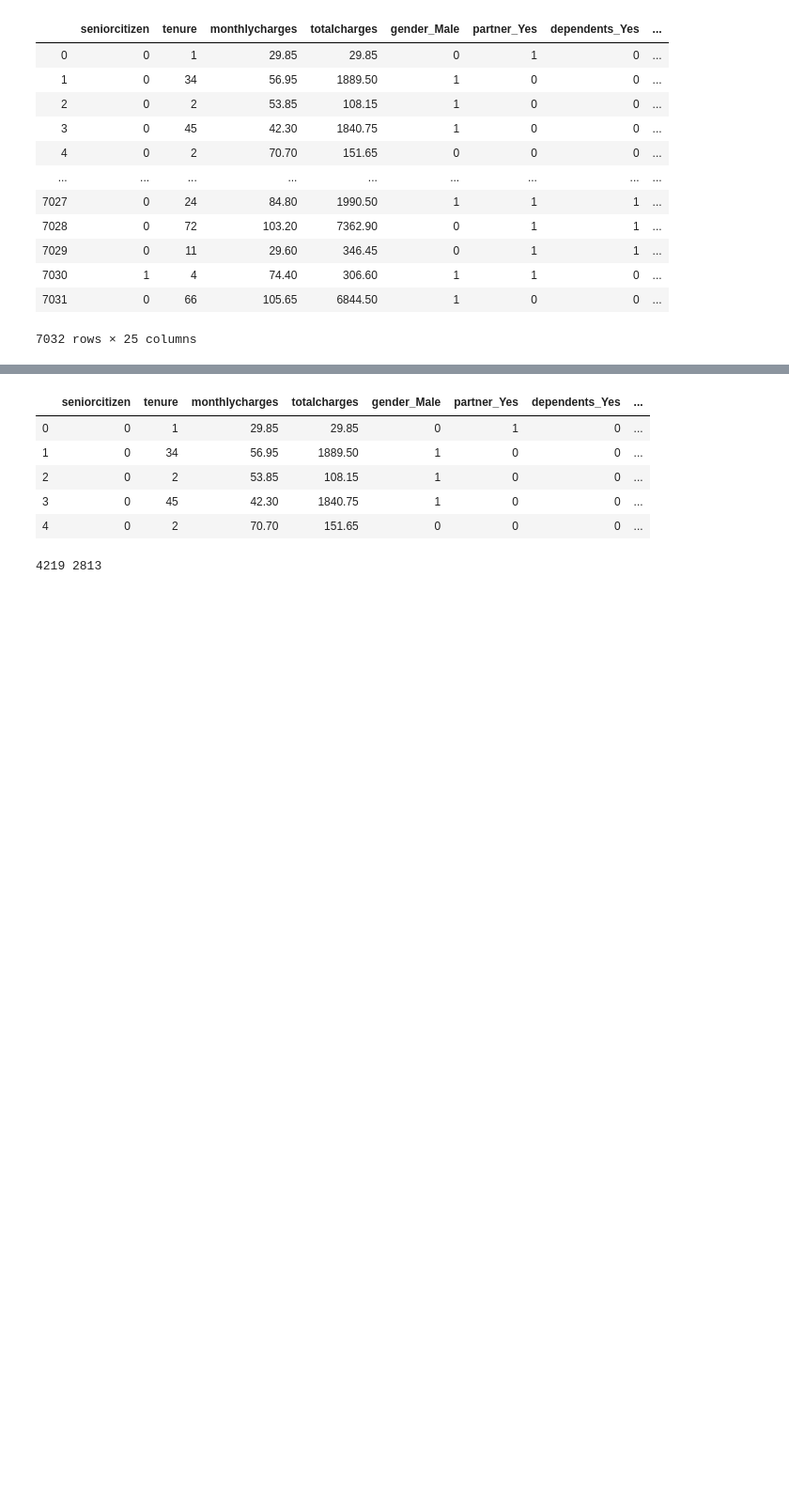
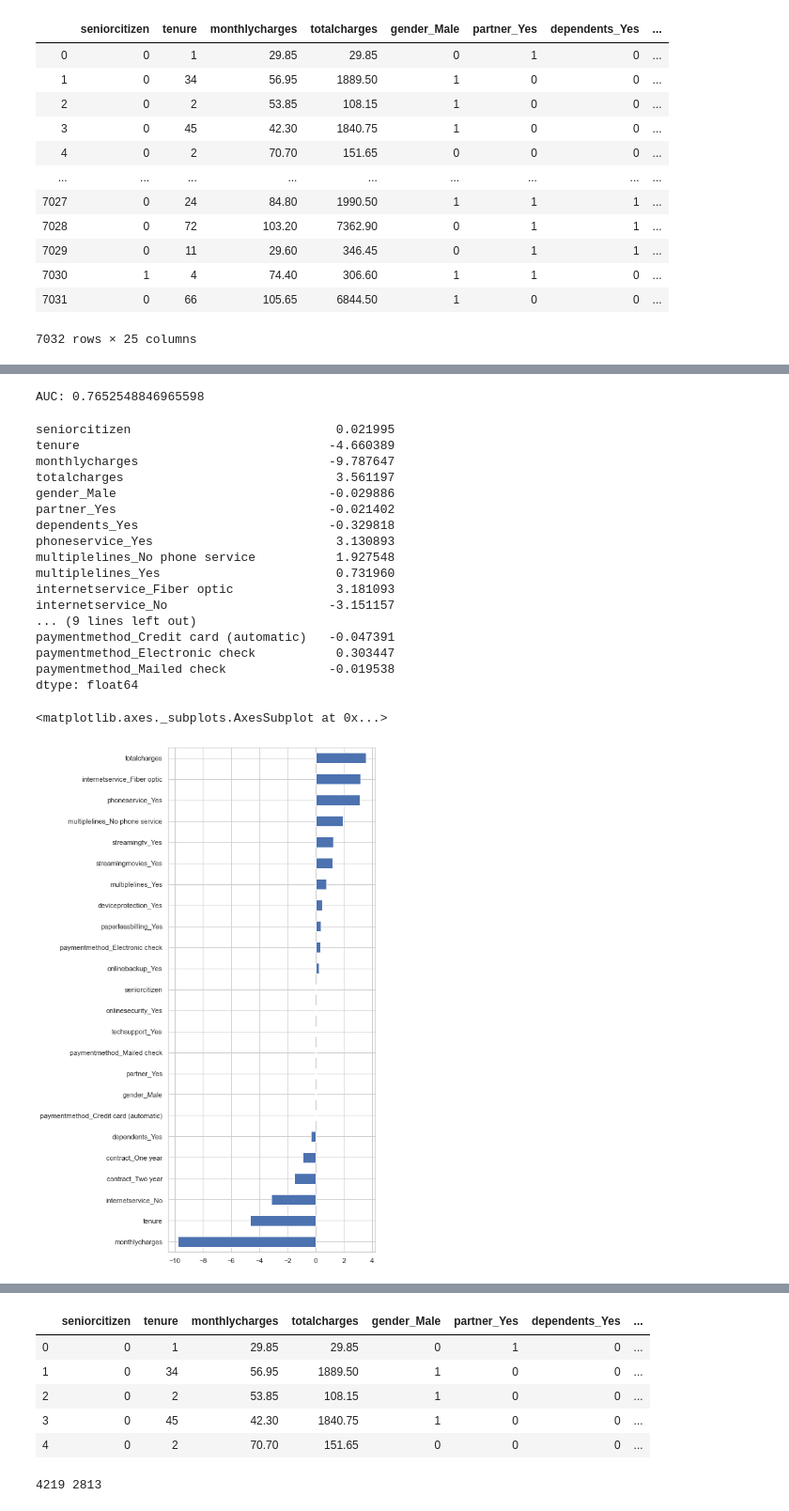
Before and after one commit to Galdina/dsc-mod-3-project-v2-1-onl01-dtsc-ft-030220, a Jupyter notebook: 4_modeling.ipynb, the cells around one changed output, grey strips where cells are left out. Shown at 94% size. Cells and saved outputs as stored; diff of their text form; code cells hidden in the pictures; blank space fills up the shorter version.

```diff
--- a/4_modeling.ipynb
+++ b/4_modeling.ipynb
@@ -58,0 +86,7 @@ df
+# %%
+# min-max scaling for normalize columns MinMaxScaler
+df_m = df.fillna(value=0)
+for col in df_m.columns:
+    df_m[col] = (df_m[col] - min(df_m[col]))/ (max(df_m[col]) - min(df_m[col]))
+
+df_m.head()
@@ -58,0 +184,9 @@ df
+# %%
+print('Original class distribution: \n')
+print(y.value_counts())
+smote = SMOTE()
+X_train_resampled, y_train_resampled = smote.fit_sample(X_train, y_train)
+# Preview synthetic sample class distribution
+print('-----------------------------------------')
+print('Synthetic sample class distribution: \n')
+print(pd.Series(y_train_resampled).value_counts())
@@ -58,0 +249,21 @@ df
+# %%
+logmodel = LogisticRegression(fit_intercept=False, C=1e12, solver='liblinear')
+logmodel.fit(X_train_resampled, y_train_resampled)
+
+#predictions
+y_hat_train=logmodel.predict(X_train_resampled)
+y_hat_test = logmodel.predict(X_test)
+
+# Evaluate predictions
+print('-'*40)
+print('Accuracy score for Training Dataset = ', accuracy_score(y_train_resampled, y_hat_train))
+print('Accuracy score for Testing Dataset = ', accuracy_score(y_test, y_hat_test))
+
+
+print('-'*40)
+print('Confusion Matrix:')
+print(confusion_matrix(y_test, y_hat_test))
+
+print('-'*40)
+print('Classification Matrix:')
+print(classification_report(y_test, y_hat_test))
@@ -58,0 +288,31 @@ df
+# %%
+fpr, tpr, thresholds = roc_curve(y_test, y_hat_test)
+print('AUC: {}'.format(auc(fpr, tpr)))
+# %% [output]
+AUC: 0.7652548846965598
+# %%
+# To get the weights of all the variables
+weights_LogReg = pd.Series(logmodel.coef_[0], index=X.columns.values)
+print(weights_LogReg)
+plt.figure(figsize=(6, 15))
+weights_LogReg.sort_values().plot(kind='barh')
+# %% [output]
+seniorcitizen                            0.021995
+tenure                                  -4.660389
+monthlycharges                          -9.787647
+totalcharges                             3.561197
+gender_Male                             -0.029886
+partner_Yes                             -0.021402
+dependents_Yes                          -0.329818
+phoneservice_Yes                         3.130893
+multiplelines_No phone service           1.927548
+multiplelines_Yes                        0.731960
+internetservice_Fiber optic              3.181093
+internetservice_No                      -3.151157
+... (9 lines left out)
+paymentmethod_Credit card (automatic)   -0.047391
+paymentmethod_Electronic check           0.303447
+paymentmethod_Mailed check              -0.019538
+dtype: float64
+<matplotlib.axes._subplots.AxesSubplot at 0x...>
+[figure, added]
```
Also changed, not shown: parts of 42 cells of this notebook, 2 other files.
